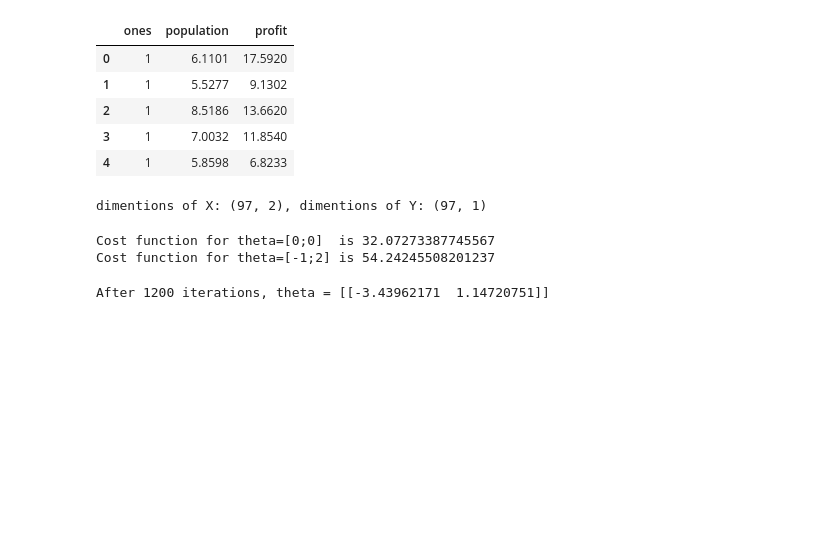
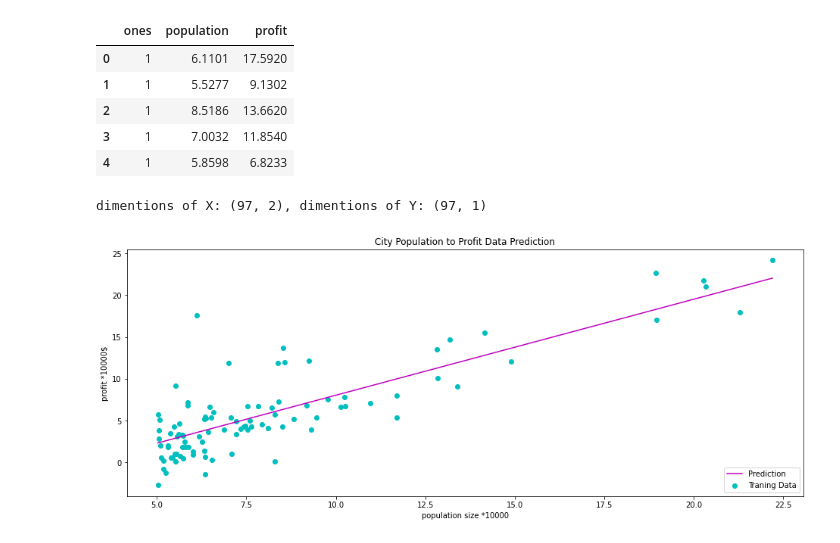
Before and after one commit to Lab-Brat/Machine_Learning_Practice, a Jupyter notebook: FromScratch/linear_regression.ipynb, the cells around one changed output. Saved outputs shown, nothing was run; the diff lists cells and outputs as text; code cells hidden in the pictures; blank space fills up the shorter version.

Commit message:
updated thetas, and generated plot

```diff
--- a/FromScratch/linear_regression.ipynb
+++ b/FromScratch/linear_regression.ipynb
@@ -37,14 +37,6 @@ def computeCost(X, Y, theta, m):
     difference = (X * theta.T) - Y
     J = ( 1/(2*m) * np.power(difference, 2) ).sum()
     return J
-
-J = computeCost(X, Y, theta, m)
-J_test = computeCost(X, Y, np.matrix([-1, 2]), m)
-print("Cost function for theta=[0;0]  is {}".format(J))
-print("Cost function for theta=[-1;2] is {}".format(J_test))
-# %% [output]
-Cost function for theta=[0;0]  is 32.07273387745567
-Cost function for theta=[-1;2] is 54.24245508201237
 # %%
 def gradientDescent(X, Y, theta, alpha, iters):
     temp = np.matrix(np.zeros(theta.shape))
@@ -60,8 +52,22 @@ def gradientDescent(X, Y, theta, alpha, iters):
             cost[i] = computeCost(X, Y, theta, m)
 
     return theta, cost
-
-theta_update, cost = gradientDescent(X, Y, theta, alpha, iters)
-print("After {} iterations, theta = {}".format(iters, theta_update))
-# %% [output]
-After 1200 iterations, theta = [[-3.43962171  1.14720751]]
+# %%
+# update theta
+theta_update, cost = gradientDescent(X, Y, theta, alpha, iters)
+
+# function that fits the dataset
+x = np.linspace(data_1.population.min(), data_1.population.max(), 100)
+fitting_function = theta_update[0,0] + (theta_update[0,1]*x)
+
+# plot results
+fig, ax = plt.subplots(figsize=(16,6))
+ax.plot(x, fitting_function, c='m', label='Prediction')
+ax.scatter(data_1.population, data_1.profit, c='c',label='Traning Data')
+ax.set_xlabel('population size *10000')
+ax.set_ylabel('profit *10000$')
+ax.set_title('City Population to Profit Data Prediction')
+ax.legend(loc=4)
+plt.show()
+# %% [output]
+[figure, added]
```
Also changed, not shown: parts of 2 cells of this notebook.
